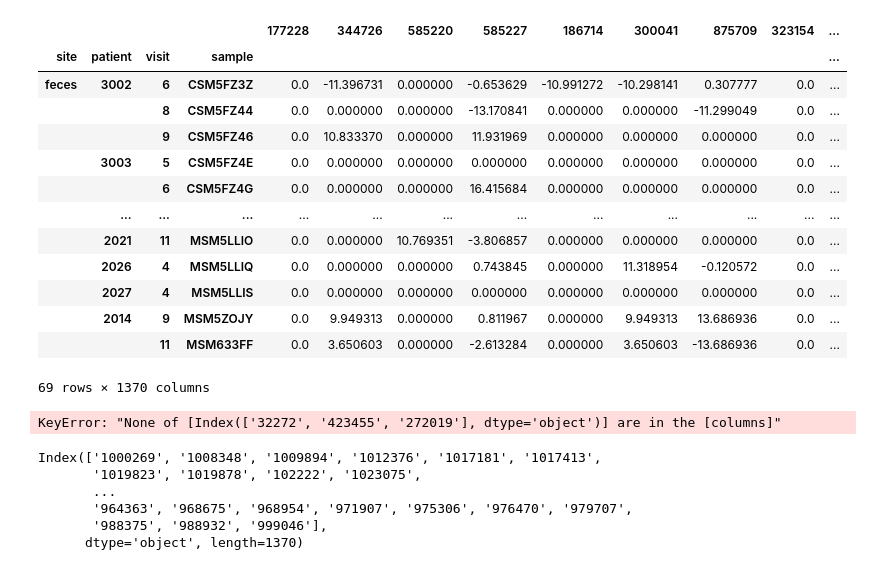
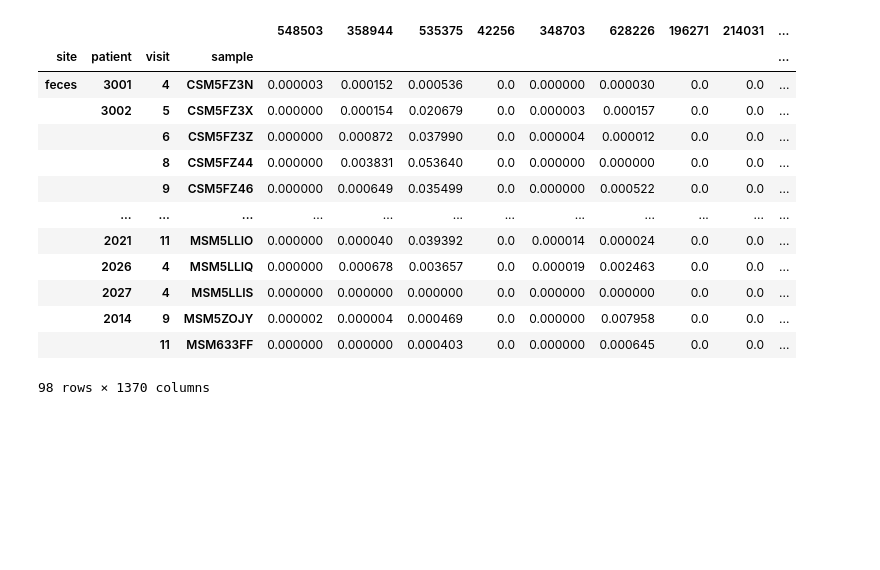
Before and after one commit to pchlenski/phylosig, a Jupyter notebook: 09_similarity_cutoff.ipynb, the cells around one changed output. Drawn from its saved outputs; the diff is of its cells as text; code cells hidden in the pictures; blank space fills up the shorter version.

```diff
--- a/09_similarity_cutoff.ipynb
+++ b/09_similarity_cutoff.ipynb
@@ -20,5 +17,8 @@ The autoreload extension is already loaded. To reload it, use:
 # %%
-data = {name: get_diffs(name) for name in ["ibd", "moms", "t2d"]}
+data = {
+    name: get_diffs(name, get_abundances=True, log=False) # undo log transform
+    for name in ["ibd", "moms", "t2d"]
+}
 # %%
 %%bash
 
@@ -153,43 +156,50 @@ print("Aggregated", len(otu_aggregated.index))
 print("Intersection", len(otu_leafset & keys99_leafset))
 # %%
 # Aggregate rows
-out = pd.DataFrame(index=otu_original.index)
-for otu, vals in map99.items():
-    if vals is None:
-        continue  # Skip OTUs which are not the first in their group
-    elif otu not in otu_original.columns:
+original = data["ibd"]
+otu2rep, rep2otus, tree = generate_otu_keys(97)
+
+out_df = pd.DataFrame(
+    index=original.index,
+    columns=[x for x in rep2otus if x in original.columns],
+    data=0
+)
+otu2rep = {k: v for k, v in otu2rep.items() if k in original.columns}
+original_otu_set = set(original.columns)
+
+for otu, reps in otu2rep.items():
+    # Pick 1st rep
+    reps = original_otu_set & reps
+    if len(reps) == 0:
+        print(f"OTU {otu} has no representatives in the original table...")
         continue
     else:
-        vals_in_table = [val for val in vals if val in otu_original.columns]
-        out[otu] = np.sum(otu_original[vals_in_table], axis=1)
+        rep = reps.pop()
+        out_df[rep] += original[otu]
+# rep2otus = {k: v for k, v in rep2otus.items() if k in otu_original.columns}
+# for otu, vals in map99.items():
+#     if vals is None:
+#         continue  # Skip OTUs which are not the first in their group
+#     elif otu not in otu_original.columns:
+#         continue
+#     else:
+#         vals_in_table = [val for val in vals if val in otu_original.columns]
+#         out[otu] = np.sum(otu_original[vals_in_table], axis=1)
 
-out
+# out
+out_df
 # %% [output]
-|  |  |  |  | 177228 | 344726 | 585220 | 585227 | 186714 | 300041 | 875709 | 323154 | ... |
+|  |  |  |  | 548503 | 358944 | 535375 | 42256 | 348703 | 628226 | 196271 | 214031 | ... |
 | site | patient | visit | sample |  |  |  |  |  |  |  |  | ... |
-| feces | 3002 | 6 | CSM5FZ3Z | 0.0 | -11.396731 | 0.000000 | -0.653629 | -10.991272 | -10.298141 | 0.307777 | 0.0 | ... |
-|  |  | 8 | CSM5FZ44 | 0.0 | 0.000000 | 0.000000 | -13.170841 | 0.000000 | 0.000000 | -11.299049 | 0.0 | ... |
-|  |  | 9 | CSM5FZ46 | 0.0 | 10.833370 | 0.000000 | 11.931969 | 0.000000 | 0.000000 | 0.000000 | 0.0 | ... |
-|  | 3003 | 5 | CSM5FZ4E | 0.0 | 0.000000 | 0.000000 | 0.000000 | 0.000000 | 0.000000 | 0.000000 | 0.0 | ... |
-|  |  | 6 | CSM5FZ4G | 0.0 | 0.000000 | 0.000000 | 16.415684 | 0.000000 | 0.000000 | 0.000000 | 0.0 | ... |
+| feces | 3001 | 4 | CSM5FZ3N | 0.000003 | 0.000152 | 0.000536 | 0.0 | 0.000000 | 0.000030 | 0.0 | 0.0 | ... |
+|  | 3002 | 5 | CSM5FZ3X | 0.000000 | 0.000154 | 0.020679 | 0.0 | 0.000003 | 0.000157 | 0.0 | 0.0 | ... |
+|  |  | 6 | CSM5FZ3Z | 0.000000 | 0.000872 | 0.037990 | 0.0 | 0.000004 | 0.000012 | 0.0 | 0.0 | ... |
+|  |  | 8 | CSM5FZ44 | 0.000000 | 0.003831 | 0.053640 | 0.0 | 0.000000 | 0.000000 | 0.0 | 0.0 | ... |
+|  |  | 9 | CSM5FZ46 | 0.000000 | 0.000649 | 0.035499 | 0.0 | 0.000000 | 0.000522 | 0.0 | 0.0 | ... |
 |  | ... | ... | ... | ... | ... | ... | ... | ... | ... | ... | ... | ... |
-|  | 2021 | 11 | MSM5LLIO | 0.0 | 0.000000 | 10.769351 | -3.806857 | 0.000000 | 0.000000 | 0.000000 | 0.0 | ... |
-|  | 2026 | 4 | MSM5LLIQ | 0.0 | 0.000000 | 0.000000 | 0.743845 | 0.000000 | 11.318954 | -0.120572 | 0.0 | ... |
-|  | 2027 | 4 | MSM5LLIS | 0.0 | 0.000000 | 0.000000 | 0.000000 | 0.000000 | 0.000000 | 0.000000 | 0.0 | ... |
-|  | 2014 | 9 | MSM5ZOJY | 0.0 | 9.949313 | 0.000000 | 0.811967 | 0.000000 | 9.949313 | 13.686936 | 0.0 | ... |
-|  |  | 11 | MSM633FF | 0.0 | 3.650603 | 0.000000 | -2.613284 | 0.000000 | 3.650603 | -13.686936 | 0.0 | ... |
+|  | 2021 | 11 | MSM5LLIO | 0.000000 | 0.000040 | 0.039392 | 0.0 | 0.000014 | 0.000024 | 0.0 | 0.0 | ... |
+|  | 2026 | 4 | MSM5LLIQ | 0.000000 | 0.000678 | 0.003657 | 0.0 | 0.000019 | 0.002463 | 0.0 | 0.0 | ... |
+|  | 2027 | 4 | MSM5LLIS | 0.000000 | 0.000000 | 0.000000 | 0.0 | 0.000000 | 0.000000 | 0.0 | 0.0 | ... |
+|  | 2014 | 9 | MSM5ZOJY | 0.000002 | 0.000004 | 0.000469 | 0.0 | 0.000000 | 0.007958 | 0.0 | 0.0 | ... |
+|  |  | 11 | MSM633FF | 0.000000 | 0.000000 | 0.000403 | 0.0 | 0.000000 | 0.000645 | 0.0 | 0.0 | ... |
-69 rows × 1370 columns
+98 rows × 1370 columns
-# %%
-map99_intersect =
-otu_original[]
-# %% [output]
-KeyError: "None of [Index(['32272', '423455', '272019'], dtype='object')] are in the [columns]"
-# %%
-otu_original.columns
-# %% [output]
-Index(['1000269', '1008348', '1009894', '1012376', '1017181', '1017413',
-       '1019823', '1019878', '102222', '1023075',
-       ...
-       '964363', '968675', '968954', '971907', '975306', '976470', '979707',
-       '988375', '988932', '999046'],
-      dtype='object', length=1370)
```
Also changed, not shown: parts of 14 cells of this notebook, 2 other files.
